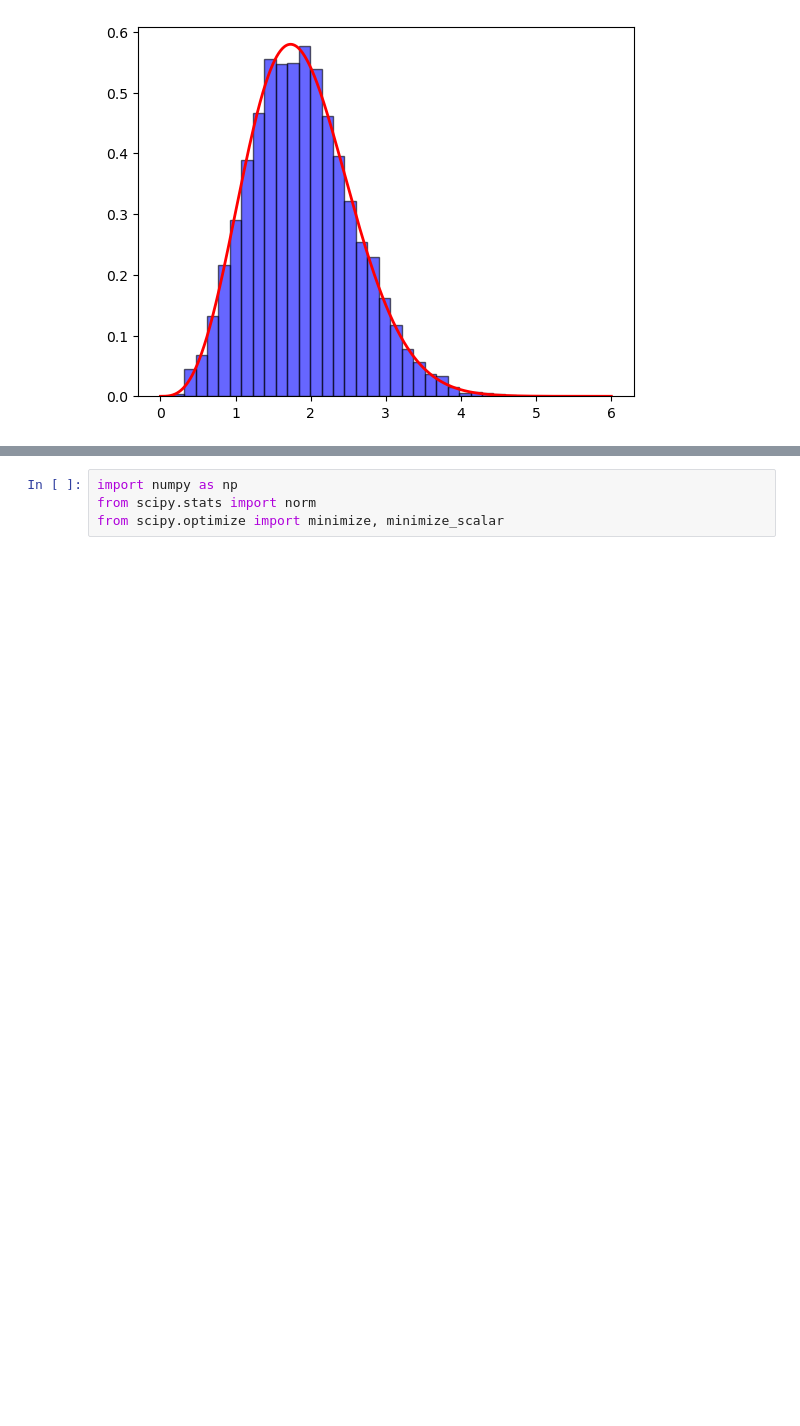
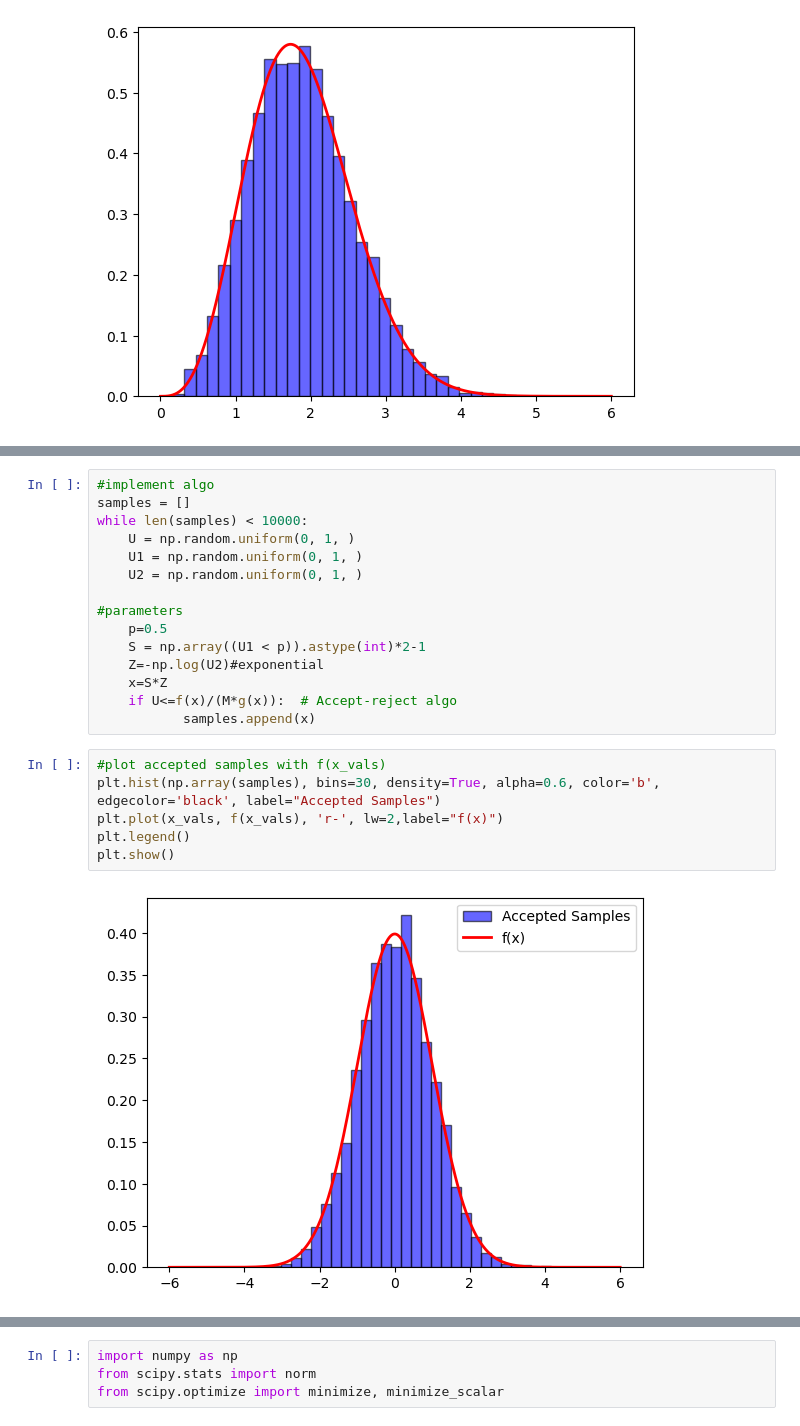
Before and after one commit to aayrapet/MC_simulations, a Jupyter notebook: main.ipynb, the cells around one changed output, grey strips where cells are left out. Saved outputs shown, nothing was run; the diff lists cells and outputs as text; blank space fills up the shorter version.

```diff
--- a/main.ipynb
+++ b/main.ipynb
@@ -413,0 +458,23 @@ Integral of f_density over (-∞, ∞): 1.0 ,good!
+# %%
+#implement algo
+samples = []
+while len(samples) < 10000:
+    U = np.random.uniform(0, 1, )
+    U1 = np.random.uniform(0, 1, )
+    U2 = np.random.uniform(0, 1, )
+
+#parameters
+    p=0.5
+    S = np.array((U1 < p)).astype(int)*2-1
+    Z=-np.log(U2)#exponential
+    x=S*Z
+    if U<=f(x)/(M*g(x)):  # Accept-reject algo
+           samples.append(x)
+# %%
+#plot accepted samples with f(x_vals)
+plt.hist(np.array(samples), bins=30, density=True, alpha=0.6, color='b', edgecolor='black', label="Accepted Samples")
+plt.plot(x_vals, f(x_vals), 'r-', lw=2,label="f(x)")
+plt.legend()
+plt.show()
+# %% [output]
+[figure, added]
```
Also changed, not shown: parts of 11 cells of this notebook.
